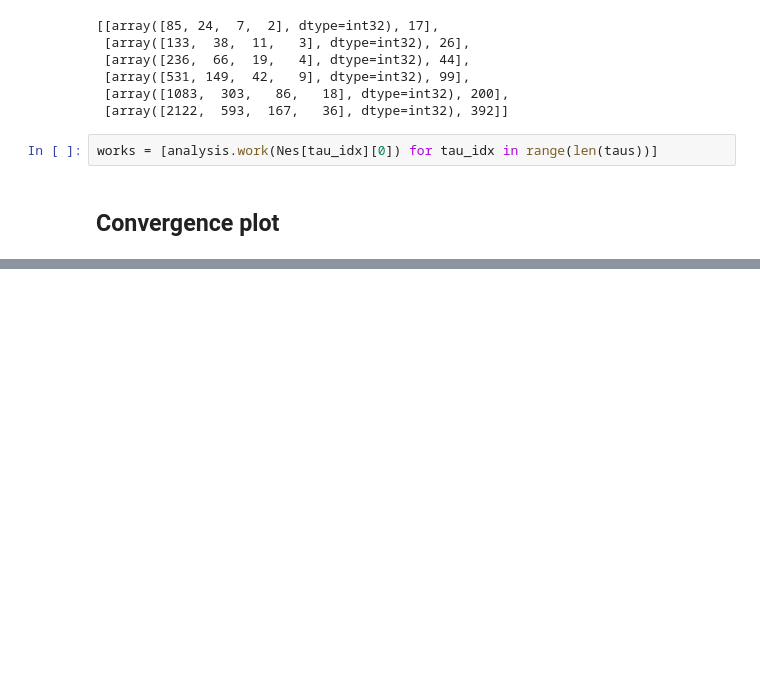
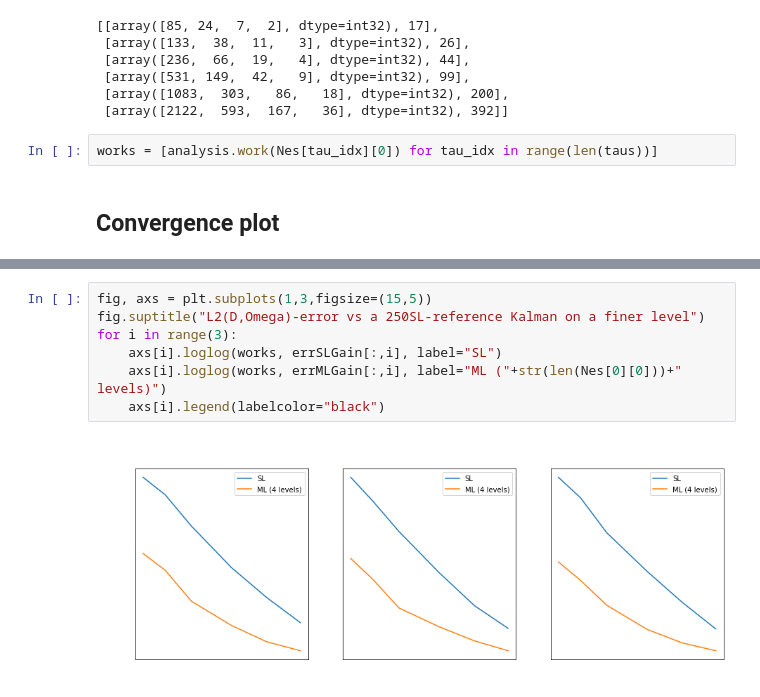
Before and after one commit to sintefmath/multilevelDA, a Jupyter notebook: notebooks/Basin-KGainConv-PostProcessing.ipynb, the cells around one changed output, grey strips where cells are left out. Saved outputs shown, nothing was run; the diff lists cells and outputs as text; blank space fills up the shorter version.

```diff
--- a/notebooks/Basin-KGainConv-PostProcessing.ipynb
+++ b/notebooks/Basin-KGainConv-PostProcessing.ipynb
@@ -120,0 +110,9 @@ NameError: name 'errSLGain' is not defined
+# %%
+fig, axs = plt.subplots(1,3,figsize=(15,5))
+fig.suptitle("L2(D,Omega)-error vs a 250SL-reference Kalman on a finer level")
+for i in range(3):
+    axs[i].loglog(works, errSLGain[:,i], label="SL")
+    axs[i].loglog(works, errMLGain[:,i], label="ML ("+str(len(Nes[0][0]))+" levels)")
+    axs[i].legend(labelcolor="black")
+# %% [output]
+[figure, added]
```
Also changed, not shown: parts of 7 cells of this notebook.
